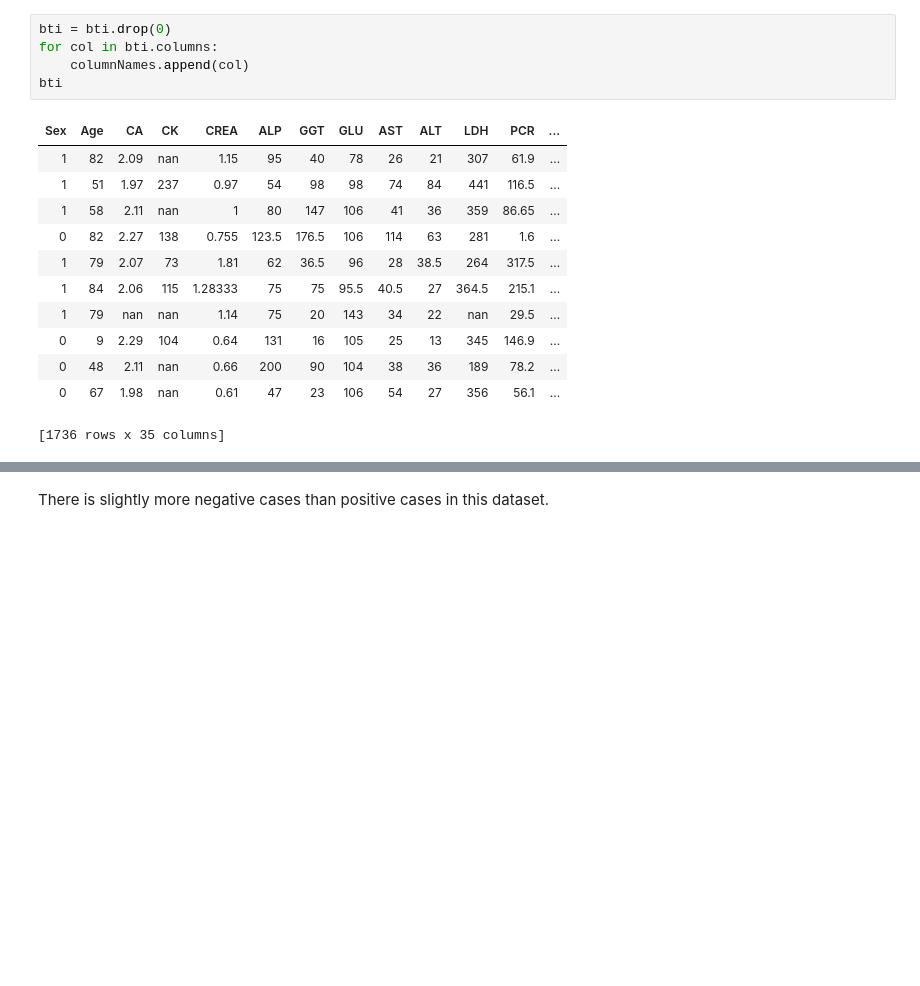
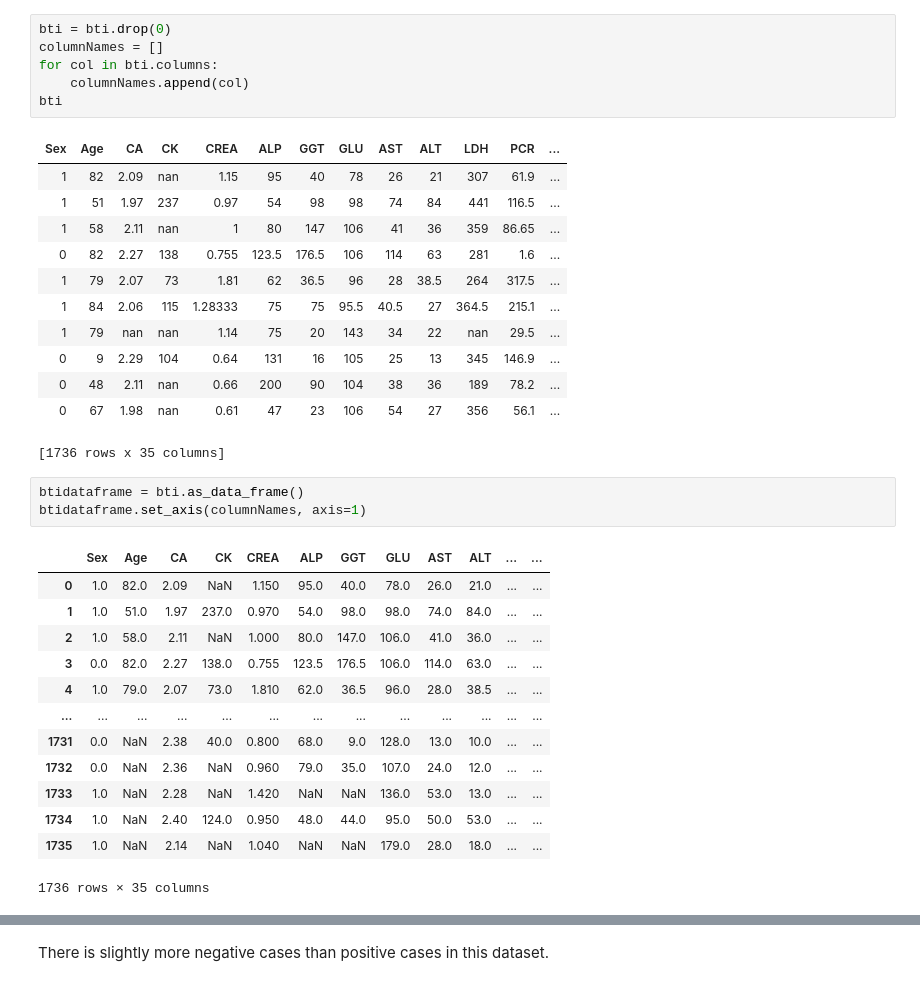
Before and after one commit to Dodesimo/COVIDBloodTestConnection, a Jupyter notebook: bloodtestcovid.ipynb, the cells around one changed output, grey strips where cells are left out. Cells and saved outputs as stored; diff of their text form; blank space fills up the shorter version.

```diff
--- a/bloodtestcovid.ipynb
+++ b/bloodtestcovid.ipynb
@@ -45,5 +57,6 @@ columnNames = []
 # %%
 bti = bti.drop(0)
+columnNames = []
 for col in bti.columns:
     columnNames.append(col)
 bti
@@ -60,4 +73,21 @@ bti
 | 0 | 48 | 2.11 | nan | 0.66 | 200 | 90 | 104 | 38 | 36 | 189 | 78.2 | ... |
 | 0 | 67 | 1.98 | nan | 0.61 | 47 | 23 | 106 | 54 | 27 | 356 | 56.1 | ... |
 [1736 rows x 35 columns]
+# %%
+btidataframe = bti.as_data_frame()
+btidataframe.set_axis(columnNames, axis=1)
+# %% [output]
+|  | Sex | Age | CA | CK | CREA | ALP | GGT | GLU | AST | ALT | ... | ... |
+| 0 | 1.0 | 82.0 | 2.09 | NaN | 1.150 | 95.0 | 40.0 | 78.0 | 26.0 | 21.0 | ... | ... |
+| 1 | 1.0 | 51.0 | 1.97 | 237.0 | 0.970 | 54.0 | 98.0 | 98.0 | 74.0 | 84.0 | ... | ... |
+| 2 | 1.0 | 58.0 | 2.11 | NaN | 1.000 | 80.0 | 147.0 | 106.0 | 41.0 | 36.0 | ... | ... |
+| 3 | 0.0 | 82.0 | 2.27 | 138.0 | 0.755 | 123.5 | 176.5 | 106.0 | 114.0 | 63.0 | ... | ... |
+| 4 | 1.0 | 79.0 | 2.07 | 73.0 | 1.810 | 62.0 | 36.5 | 96.0 | 28.0 | 38.5 | ... | ... |
+| ... | ... | ... | ... | ... | ... | ... | ... | ... | ... | ... | ... | ... |
+| 1731 | 0.0 | NaN | 2.38 | 40.0 | 0.800 | 68.0 | 9.0 | 128.0 | 13.0 | 10.0 | ... | ... |
+| 1732 | 0.0 | NaN | 2.36 | NaN | 0.960 | 79.0 | 35.0 | 107.0 | 24.0 | 12.0 | ... | ... |
+| 1733 | 1.0 | NaN | 2.28 | NaN | 1.420 | NaN | NaN | 136.0 | 53.0 | 13.0 | ... | ... |
+| 1734 | 1.0 | NaN | 2.40 | 124.0 | 0.950 | 48.0 | 44.0 | 95.0 | 50.0 | 53.0 | ... | ... |
+| 1735 | 1.0 | NaN | 2.14 | NaN | 1.040 | NaN | NaN | 179.0 | 28.0 | 18.0 | ... | ... |
+1736 rows × 35 columns
 # %%
```
Also changed, not shown: parts of 7 cells of this notebook.
